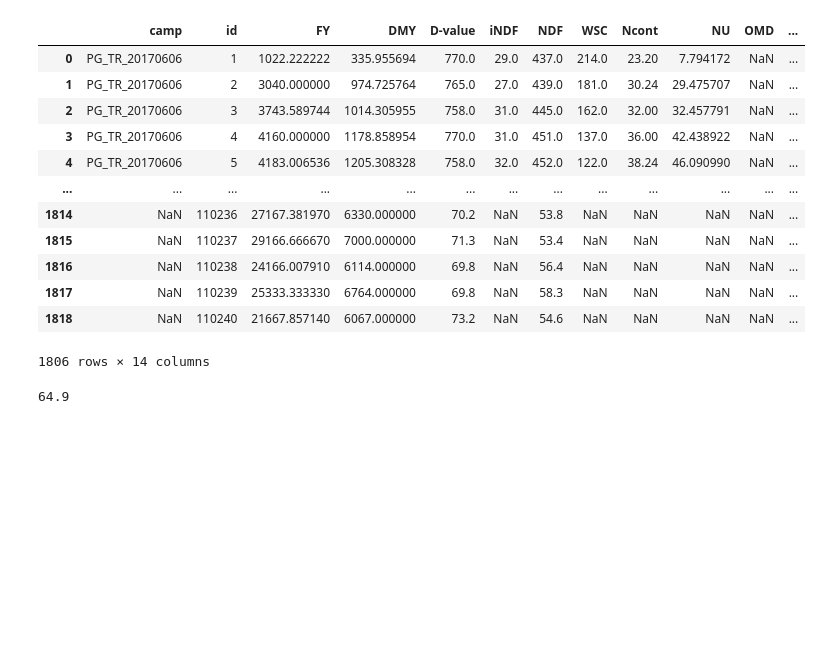
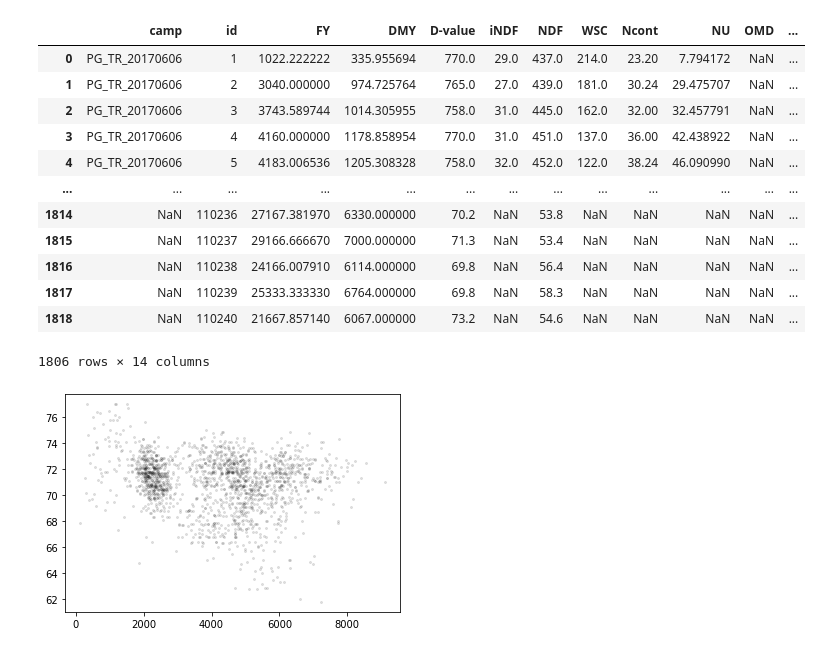
Before and after one commit to stefanrua/grassnet, a Jupyter notebook: hmm.ipynb, the cells around one changed output. Saved outputs shown, nothing was run; the diff lists cells and outputs as text; code cells hidden in the pictures; blank space fills up the shorter version.

Commit message:
Adjust D-values to match

```diff
--- a/hmm.ipynb
+++ b/hmm.ipynb
@@ -4,3 +4,14 @@ import pandas as pd
 import numpy as np
 import random
 import os
+
+def hist(x, b=100, r=None):
+    plt.hist(x, bins=b, range=r, color='black')
+
+def scatter(x, y):
+    plt.plot(x, y,
+        color='black',
+        linestyle='',
+        marker='o',
+        markersize='2',
+        alpha=0.1)
@@ -102,8 +115,10 @@ d
 | 1817 | NaN | 110239 | 25333.333330 | 6764.000000 | 69.8 | NaN | 58.3 | NaN | NaN | NaN | NaN | ... |
 | 1818 | NaN | 110240 | 21667.857140 | 6067.000000 | 73.2 | NaN | 54.6 | NaN | NaN | NaN | NaN | ... |
 1806 rows × 14 columns
-# %%
-d = pd.read_csv('labels/dvalue.csv')
-d['D-value'].min()
-# %% [output]
-64.9
+# %%
+dmy = d['DMY']
+dvalue = d['D-value']
+dvalue_adjusted = [d/10 if d>100 else d for d in dvalue]
+scatter(dmy, dvalue_adjusted)
+# %% [output]
+[figure, added]
```
Also changed, not shown: parts of 9 cells of this notebook, 2 other files.
